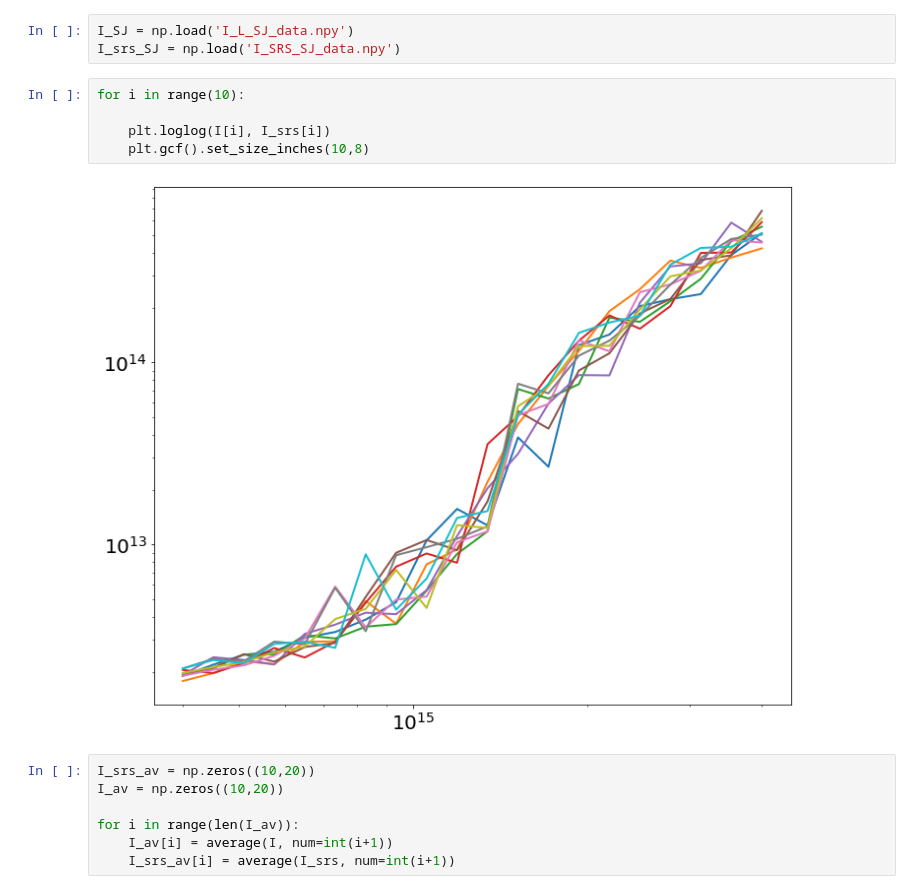
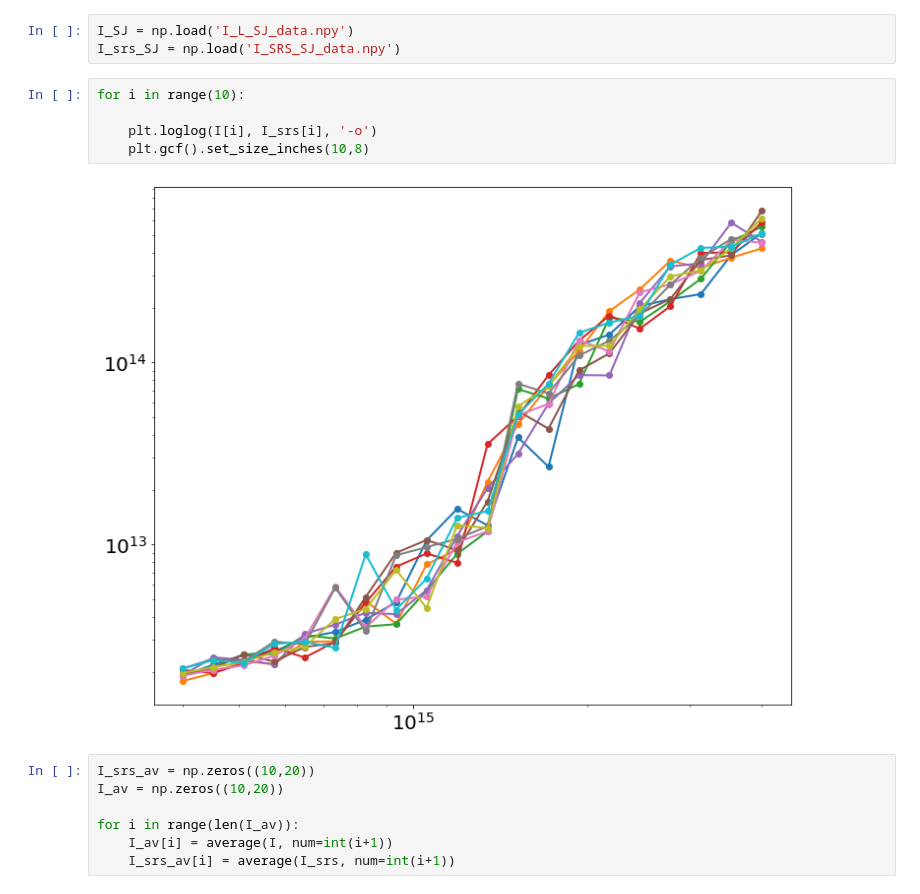
Before and after one commit to gosling123/epoch_surra, a Jupyter notebook: reflectivity_test/Ensemble_Average_Test.ipynb, the cells around one changed output. Saved outputs shown, nothing was run; the diff lists cells and outputs as text.

```diff
--- a/reflectivity_test/Ensemble_Average_Test.ipynb
+++ b/reflectivity_test/Ensemble_Average_Test.ipynb
@@ -36,10 +33,10 @@ I_srs_SJ = np.load('I_SRS_SJ_data.npy')
 # %%
 for i in range(10):
 
-    plt.loglog(I[i], I_srs[i])
+    plt.loglog(I[i], I_srs[i], '-o')
     plt.gcf().set_size_inches(10,8)
 # %% [output]
-[figure, old version]
+[figure, new version]
 # %%
 I_srs_av = np.zeros((10,20))
 I_av = np.zeros((10,20))
```
Also changed, not shown: parts of 13 cells of this notebook, 4 other files.
